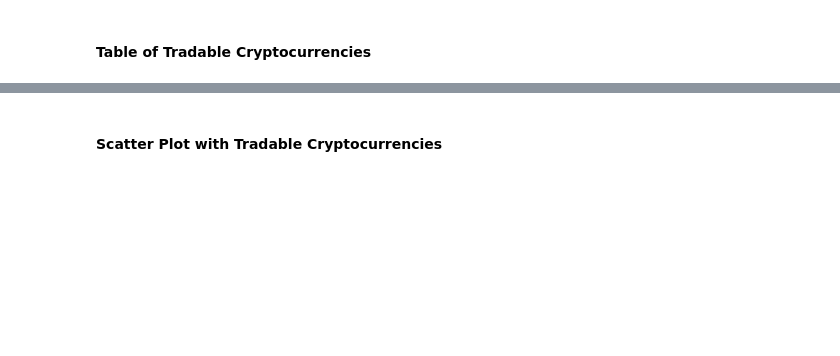
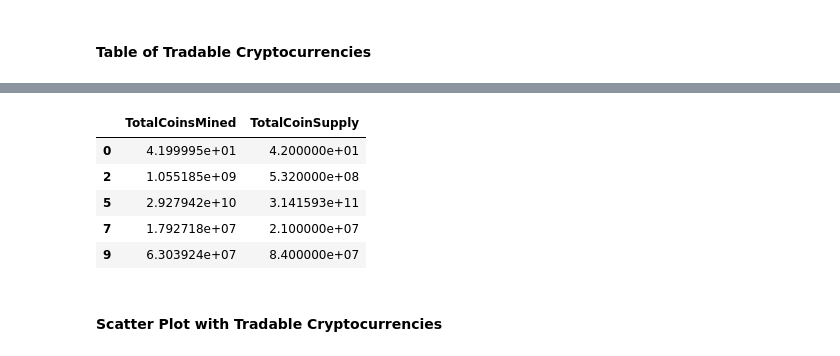
Before and after one commit to Antharithm/AWS-ClusterCrypto, a Jupyter notebook: Starter_Files/crypto_clustering.ipynb, the cells around one changed output, grey strips where cells are left out. Saved outputs shown, nothing was run; the diff lists cells and outputs as text; code cells hidden in the pictures; blank space fills up the shorter version.

```diff
--- a/Starter_Files/crypto_clustering.ipynb
+++ b/Starter_Files/crypto_clustering.ipynb
@@ -268,0 +281,3 @@ fig.show()
+# %%
+df2['TotalCoinSupply'] = df2['TotalCoinSupply'].astype(float)
+df2.dtypes
@@ -269,2 +297,13 @@ fig.show()
+# %%
+df2 = df2[df2.TotalCoinSupply > 0]
 # %%
 # Table with tradable cryptos
+tradable_crpto = df2.loc[:,["CoinName","TotalCoinsMined","TotalCoinSupply"]]
+tradable_crpto.head()
+# %% [output]
+|  | TotalCoinsMined | TotalCoinSupply |
+| 0 | 4.199995e+01 | 4.200000e+01 |
+| 2 | 1.055185e+09 | 5.320000e+08 |
+| 5 | 2.927942e+10 | 3.141593e+11 |
+| 7 | 1.792718e+07 | 2.100000e+07 |
+| 9 | 6.303924e+07 | 8.400000e+07 |
```
Also changed, not shown: parts of 16 cells of this notebook.
